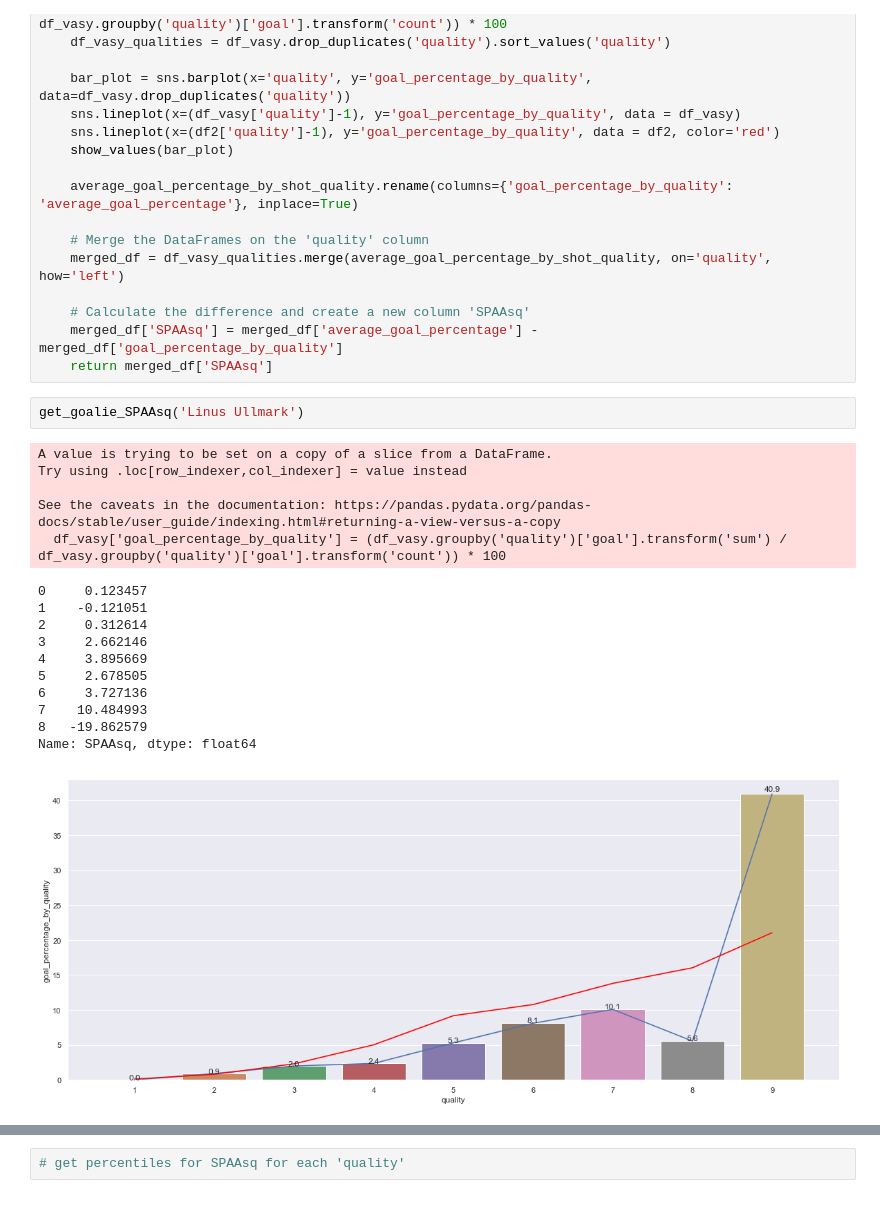
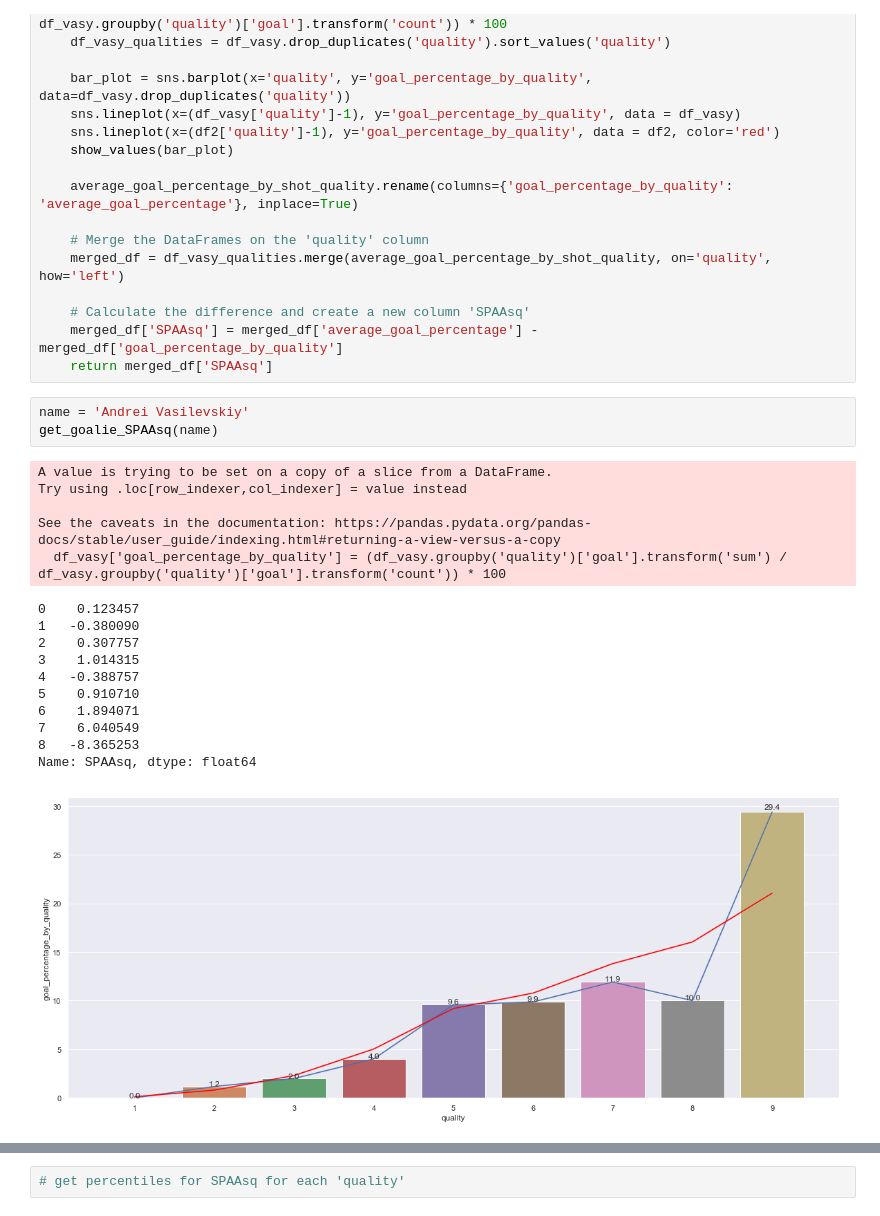
Before and after one commit to jesseplamondon/2022_NHL_Shots_Project, a Jupyter notebook: 2022_Shots.ipynb, the cells around one changed output, grey strips where cells are left out. Saved outputs shown, nothing was run; the diff lists cells and outputs as text.

```diff
--- a/2022_Shots.ipynb
+++ b/2022_Shots.ipynb
@@ -117,22 +117,23 @@ def get_goalie_SPAAsq(name):
     # Calculate the difference and create a new column 'SPAAsq'
     merged_df['SPAAsq'] = merged_df['average_goal_percentage'] - merged_df['goal_percentage_by_quality']
     return merged_df['SPAAsq']
-# %%
-get_goalie_SPAAsq('Linus Ullmark')
-# %% [output]
-A value is trying to be set on a copy of a slice from a DataFrame.
-Try using .loc[row_indexer,col_indexer] = value instead
-
-See the caveats in the documentation: https://pandas.pydata.org/pandas-docs/stable/user_guide/indexing.html#returning-a-view-versus-a-copy
-  df_vasy['goal_percentage_by_quality'] = (df_vasy.groupby('quality')['goal'].transform('sum') / df_vasy.groupby('quality')['goal'].transform('count')) * 100
-0     0.123457
-1    -0.121051
-2     0.312614
-3     2.662146
-4     3.895669
-5     2.678505
-6     3.727136
-7    10.484993
-8   -19.862579
-Name: SPAAsq, dtype: float64
-[figure, removed]
+# %%
+name = 'Andrei Vasilevskiy'
+get_goalie_SPAAsq(name)
+# %% [output]
+A value is trying to be set on a copy of a slice from a DataFrame.
+Try using .loc[row_indexer,col_indexer] = value instead
+
+See the caveats in the documentation: https://pandas.pydata.org/pandas-docs/stable/user_guide/indexing.html#returning-a-view-versus-a-copy
+  df_vasy['goal_percentage_by_quality'] = (df_vasy.groupby('quality')['goal'].transform('sum') / df_vasy.groupby('quality')['goal'].transform('count')) * 100
+0    0.123457
+1   -0.380090
+2    0.307757
+3    1.014315
+4   -0.388757
+5    0.910710
+6    1.894071
+7    6.040549
+8   -8.365253
+Name: SPAAsq, dtype: float64
+[figure, added]
```
Also changed, not shown: parts of 4 cells of this notebook.
